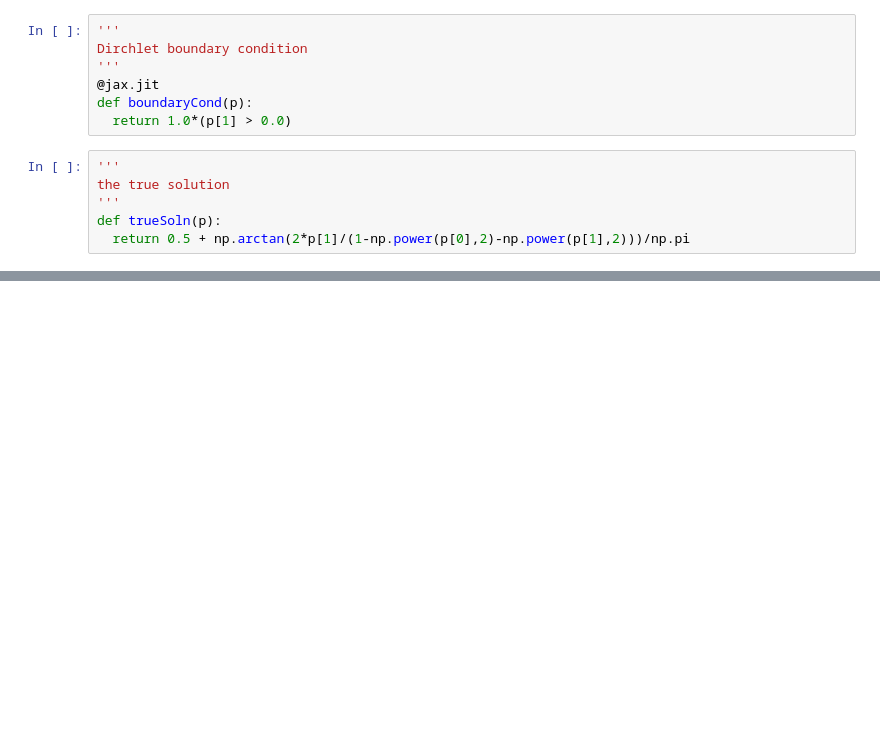
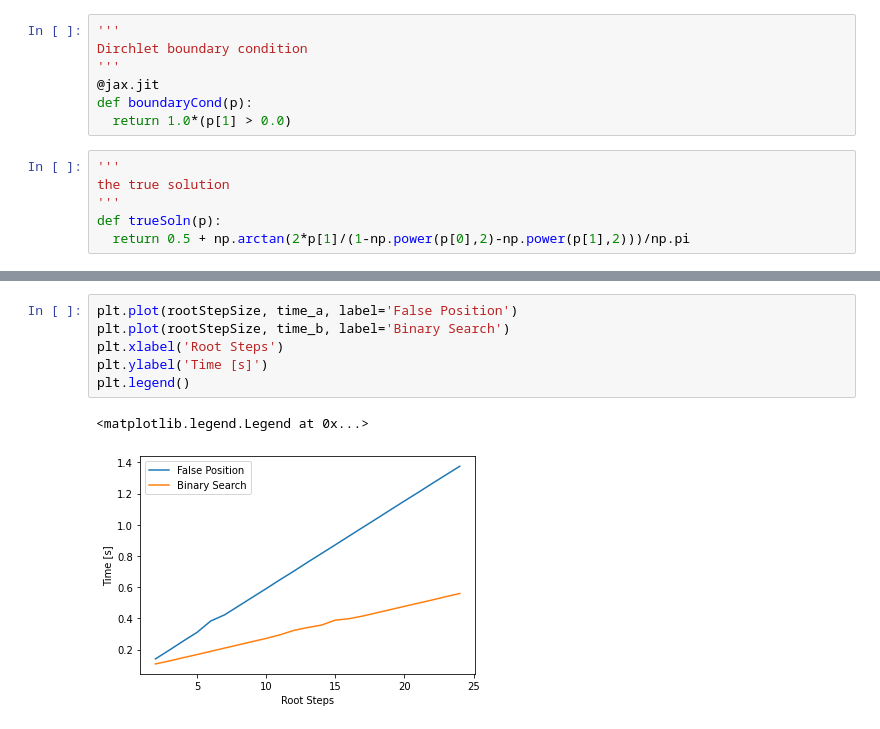
Before and after one commit to AmandinChyba/Project1-Fields-2022, a Jupyter notebook: Walk_on_Boundary_and_BIEM/adamstepWOB.ipynb, the cells around one changed output, grey strips where cells are left out. Drawn from its saved outputs; the diff is of its cells as text; blank space fills up the shorter version.

```diff
--- a/Walk_on_Boundary_and_BIEM/adamstepWOB.ipynb
+++ b/Walk_on_Boundary_and_BIEM/adamstepWOB.ipynb
@@ -141,0 +223,9 @@ Wall time: 35.5 ms
+# %%
+plt.plot(rootStepSize, time_a, label='False Position')
+plt.plot(rootStepSize, time_b, label='Binary Search')
+plt.xlabel('Root Steps')
+plt.ylabel('Time [s]')
+plt.legend()
+# %% [output]
+<matplotlib.legend.Legend at 0x...>
+[figure, added]
```
Also changed, not shown: parts of 13 cells of this notebook.
